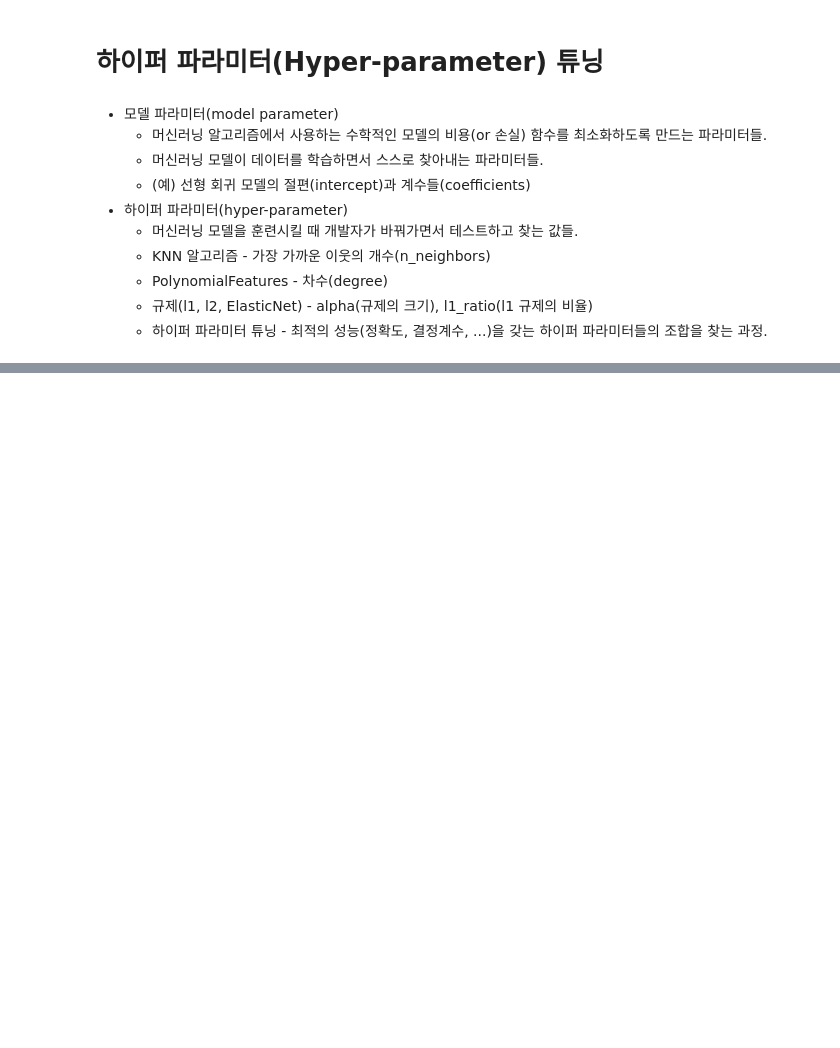
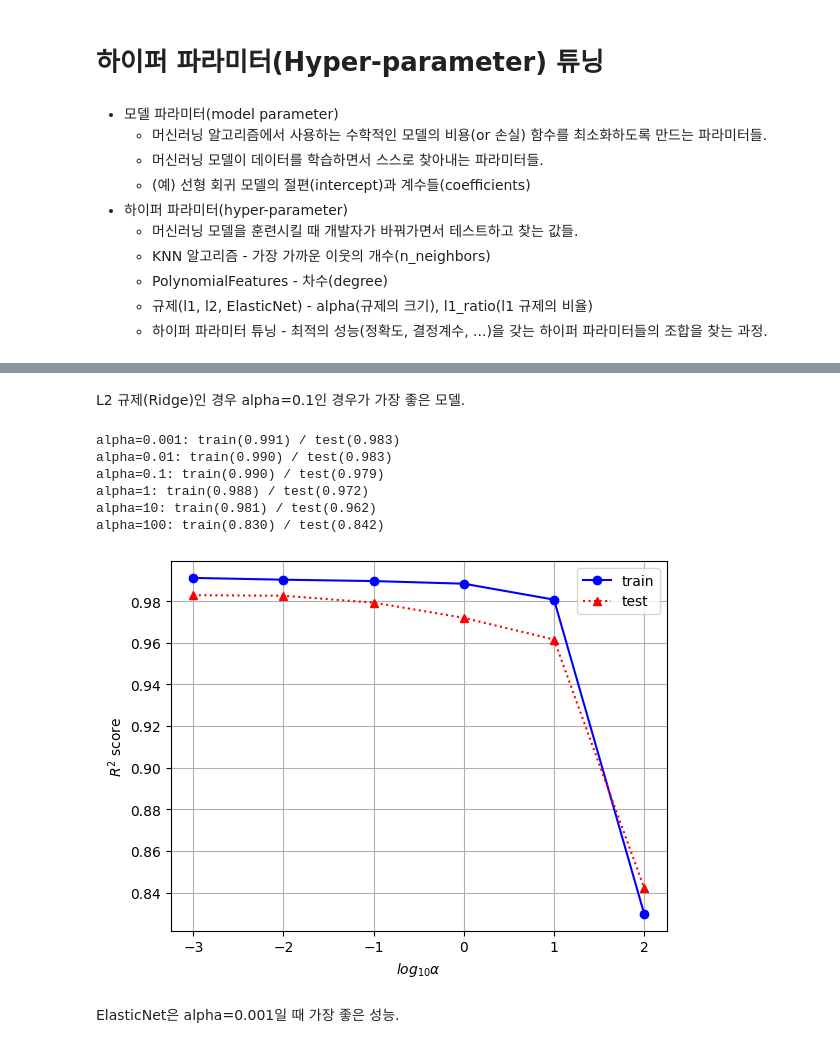
Before and after one commit to JakeOh/202605_BD57, a Jupyter notebook: lab_ml/ml06_regularization.ipynb, the cells around one changed output, grey strips where cells are left out. Drawn from its saved outputs; the diff is of its cells as text; code cells hidden in the pictures; blank space fills up the shorter version.

```diff
--- a/lab_ml/ml06_regularization.ipynb
+++ b/lab_ml/ml06_regularization.ipynb
@@ -551,0 +656,14 @@ degree=50: Train(0.9610659368865341) / Test(0.9817137006795826)
+# %% [markdown]
+L2 규제(Ridge)인 경우 alpha=0.1인 경우가 가장 좋은 모델.
+# %%
+visualize_r2_scores('elastic')
+# %% [output]
+alpha=0.001: train(0.991) / test(0.983)
+alpha=0.01: train(0.990) / test(0.983)
+alpha=0.1: train(0.990) / test(0.979)
+alpha=1: train(0.988) / test(0.972)
+alpha=10: train(0.981) / test(0.962)
+alpha=100: train(0.830) / test(0.842)
+[figure, added]
+# %% [markdown]
+ElasticNet은 alpha=0.001일 때 가장 좋은 성능.
```
Also changed, not shown: parts of 9 cells of this notebook.
